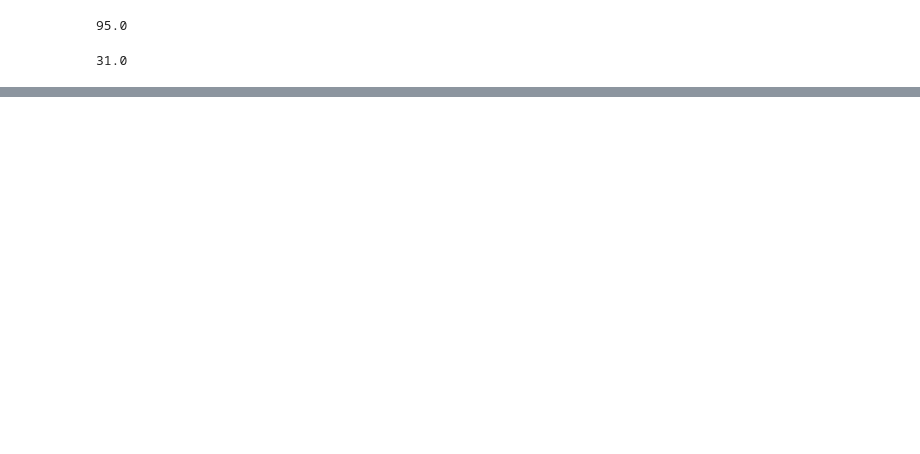
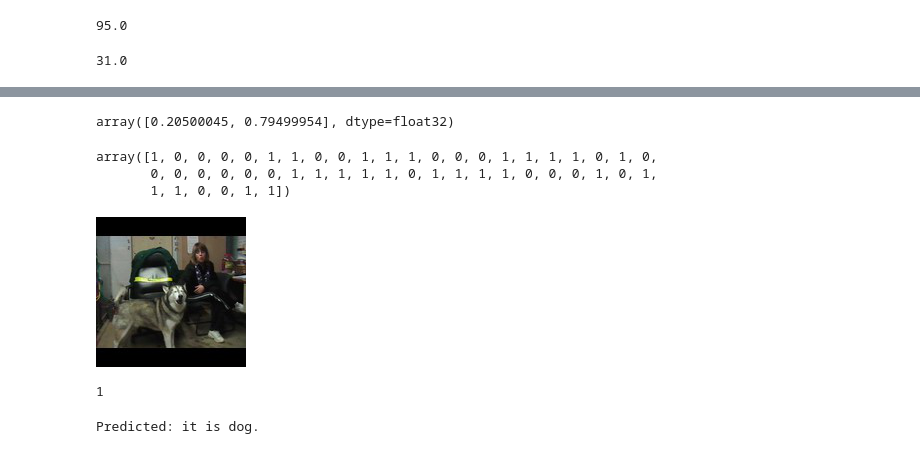
Before and after one commit to OlgaAlto/Image_Recognition, a Jupyter notebook: Images Recognition.ipynb, the cells around one changed output, grey strips where cells are left out. Saved outputs shown, nothing was run; the diff lists cells and outputs as text; code cells hidden in the pictures; blank space fills up the shorter version.

```diff
--- a/Images Recognition.ipynb
+++ b/Images Recognition.ipynb
@@ -362,0 +445,28 @@ plt.show()
+# %%
+result[0]
+# %% [output]
+array([0.20500045, 0.79499954], dtype=float32)
+# %%
+classes = np.argmax(result, axis=-1)
+classes
+# %% [output]
+array([1, 0, 0, 0, 0, 1, 1, 0, 0, 1, 1, 1, 0, 0, 0, 1, 1, 1, 1, 0, 1, 0,
+       0, 0, 0, 0, 0, 0, 1, 1, 1, 1, 1, 0, 1, 1, 1, 1, 0, 0, 0, 1, 0, 1,
+       1, 1, 0, 0, 1, 1])
+# %%
+Image.open('data/prediction/photos_for_prediction/601.jpg')
+# %% [output]
+[figure, added]
+# %%
+# Prediction: '0' - cat, '1' -dog
+
+np.argmax(result[0])
+# %% [output]
+1
+# %%
+if np.argmax(result[0]) == 0:
+    print("Predicted: it is cat.")
+else:
+    print("Predicted: it is dog.")
+# %% [output]
+Predicted: it is dog.
```
Also changed, not shown: parts of 27 cells of this notebook.
